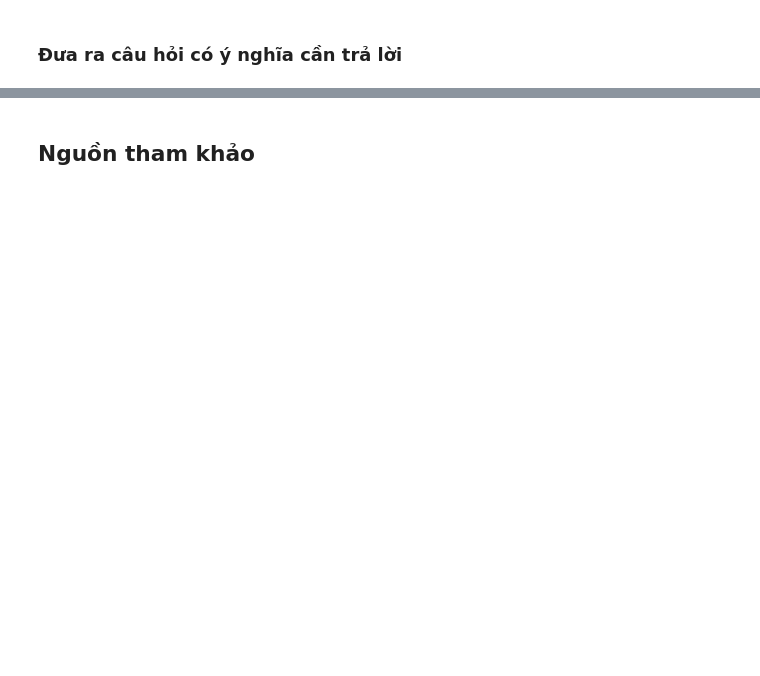
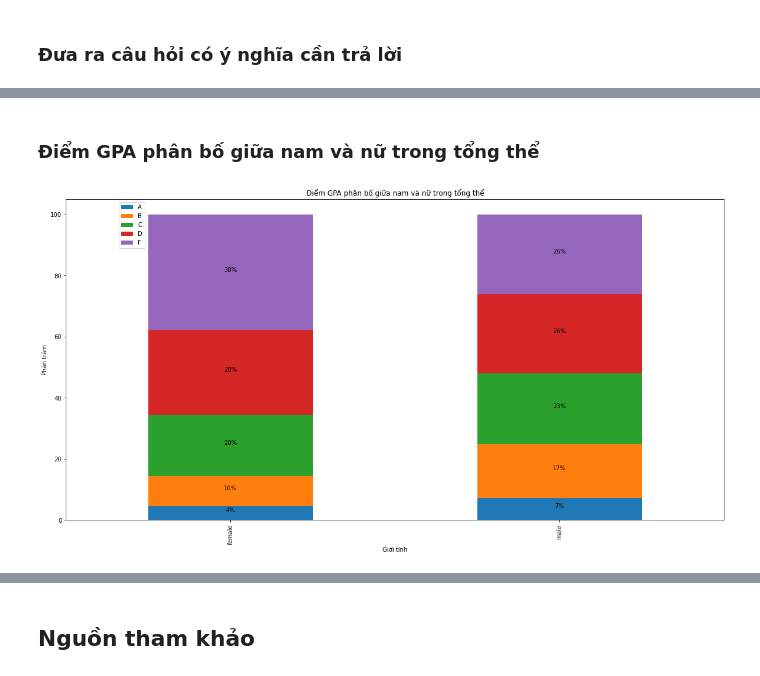
Before and after one commit to PNTAN19/LTKHDL, a Jupyter notebook: Students_Performance.ipynb, the cells around one changed output, grey strips where cells are left out. Saved outputs shown, nothing was run; the diff lists cells and outputs as text; code cells hidden in the pictures; blank space fills up the shorter version.

```diff
--- a/Students_Performance.ipynb
+++ b/Students_Performance.ipynb
@@ -417,0 +428,41 @@ Do đó, chúng ta cũng sẽ giải đáp thực sự liệu `món ăn vật ch
+# %%
+def stacked_bar(field_1, field_2, title, xlabel, ylabel, one_hr):
+    if one_hr:
+        ax= pd.crosstab(field_1, [field_2]).apply(lambda r: r/r.sum()*100, axis=1)
+    else:
+        ax= pd.crosstab(field_1, [field_2])
+    ax_1 = ax.plot.bar(figsize=(20,10), stacked=True)
+
+    plt.legend(loc='upper center', bbox_to_anchor=(0.1, 1.0))
+
+    plt.title(title)
+    plt.xlabel(xlabel)
+    plt.ylabel(ylabel)
+
+    if one_hr:
+        for rec in ax_1.patches:
+            height = rec.get_height()
+            ax_1.text(rec.get_x() + rec.get_width() / 2,
+                      rec.get_y() + height / 2,
+                      "{:.0f}%".format(height),
+                      ha='center',
+                      va='bottom')
+# %% [markdown]
+### Điểm GPA phân bố giữa nam và nữ trong tổng thể
+# %%
+convertor = {'A': 90, 'B': 80, 'C': 70, 'D': 60}
+
+def gpa_convert(score):
+    for grade, threshold in convertor.items():
+        if score >= threshold:
+            return grade
+    return 'F'
+
+df["math GPA"] = df["math score"].apply(lambda x : gpa_convert(x))
+df["reading GPA"] = df["reading score"].apply(lambda x : gpa_convert(x))
+df["writing GPA"] = df["writing score"].apply(lambda x : gpa_convert(x))
+# %%
+stacked_bar(df['gender'], df['math GPA'],\
+            'Điểm GPA phân bố giữa nam và nữ trong tổng thể', 'Giới tính', 'Phần trăm', True)
+# %% [output]
+[figure, added]
```
Also changed, not shown: parts of 12 cells of this notebook.
